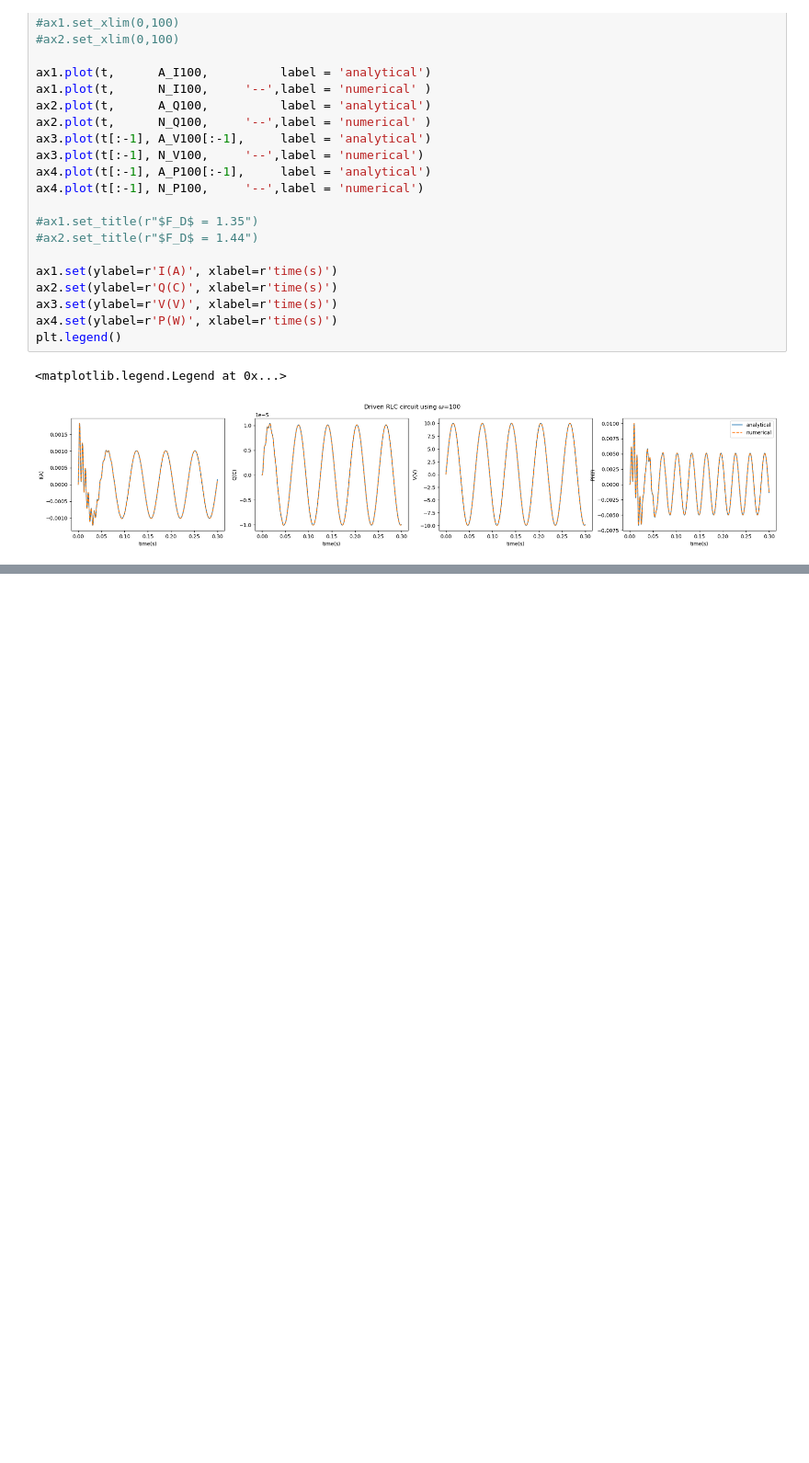
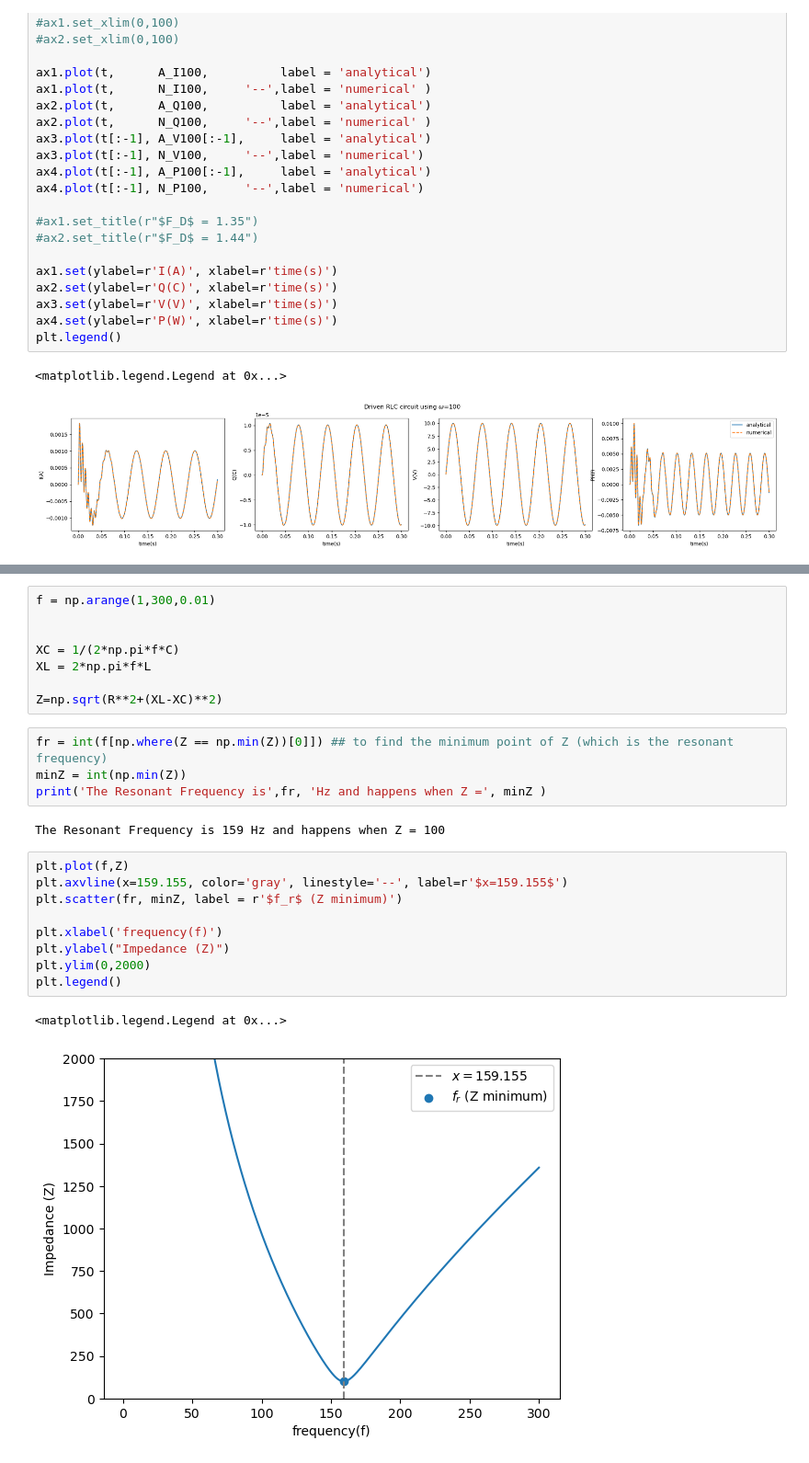
Before and after one commit to Bwimmin/Driven-RLC-Circuit, a Jupyter notebook: Driven RLC Circuit.ipynb, the cells around one changed output, grey strips where cells are left out. Shown at 92% size. Cells and saved outputs as stored; diff of their text form; blank space fills up the shorter version.

```diff
--- a/Driven RLC Circuit.ipynb
+++ b/Driven RLC Circuit.ipynb
@@ -150,0 +164,26 @@ plt.legend()
+# %%
+f = np.arange(1,300,0.01)
+
+
+XC = 1/(2*np.pi*f*C)
+XL = 2*np.pi*f*L
+
+Z=np.sqrt(R**2+(XL-XC)**2)
+# %%
+fr = int(f[np.where(Z == np.min(Z))[0]]) ## to find the minimum point of Z (which is the resonant frequency)
+minZ = int(np.min(Z))
+print('The Resonant Frequency is',fr, 'Hz and happens when Z =', minZ )
+# %% [output]
+The Resonant Frequency is 159 Hz and happens when Z = 100
+# %%
+plt.plot(f,Z)
+plt.axvline(x=159.155, color='gray', linestyle='--', label=r'$x=159.155$')
+plt.scatter(fr, minZ, label = r'$f_r$ (Z minimum)')
+
+plt.xlabel('frequency(f)')
+plt.ylabel("Impedance (Z)")
+plt.ylim(0,2000)
+plt.legend()
+# %% [output]
+<matplotlib.legend.Legend at 0x...>
+[figure, added]
```
Also changed, not shown: parts of 9 cells of this notebook.
